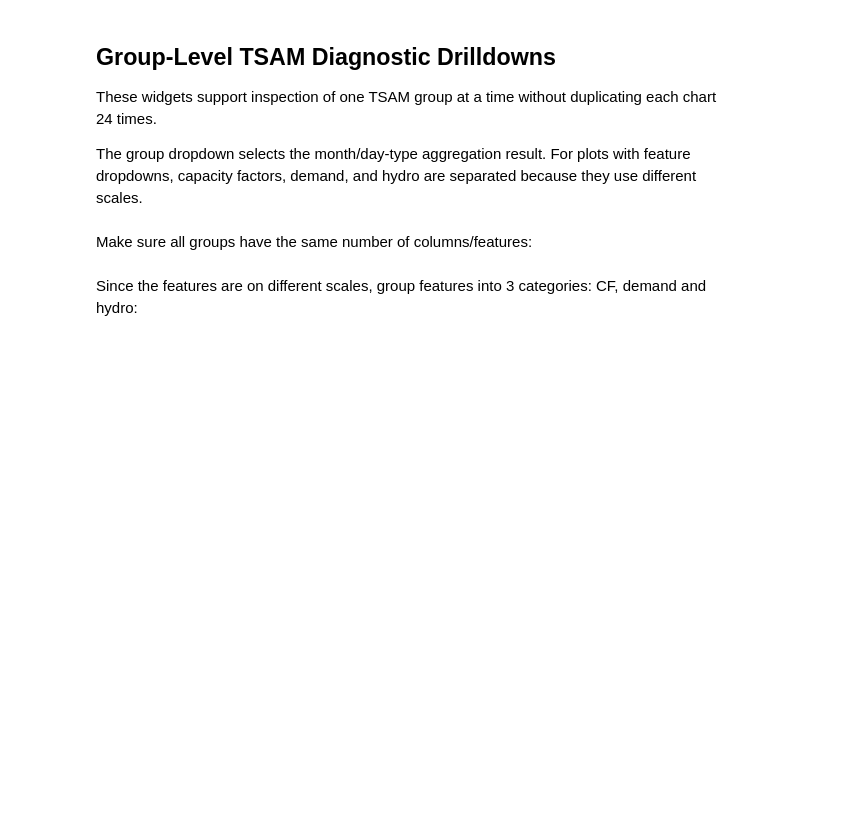
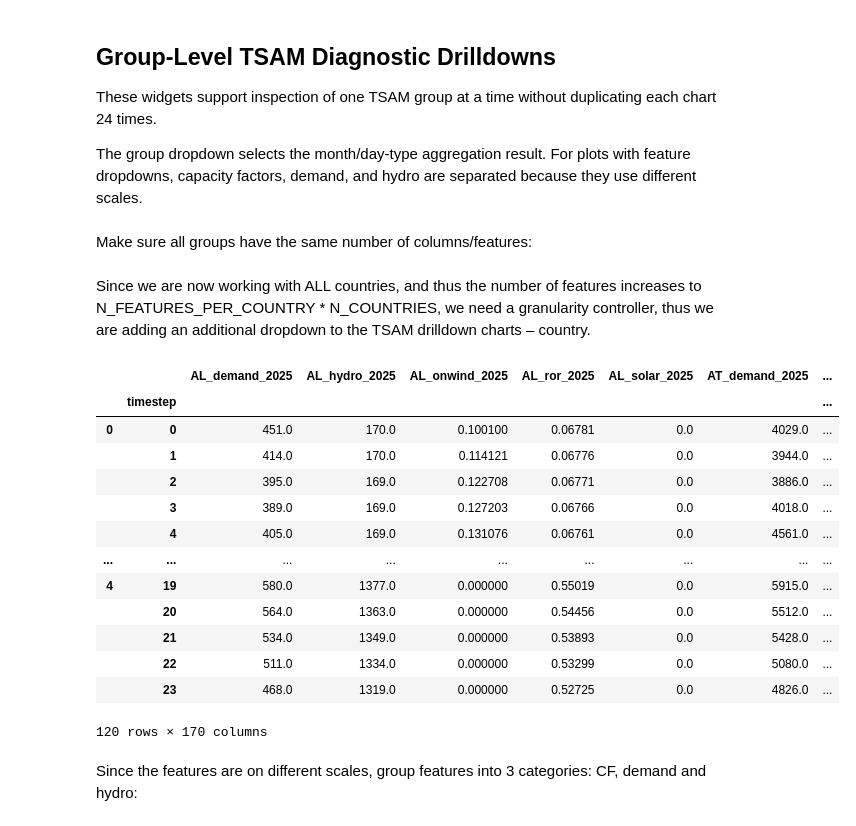
Before and after one commit to komaksym/tsam-notebook-workflows, a Jupyter notebook: src/approach_1_ALL.ipynb, the cells around one changed output. Cells and saved outputs as stored; diff of their text form; code cells hidden in the pictures; blank space fills up the shorter version.

Commit message:
feat: add country dropdown to drilldown charts

```diff
--- a/src/approach_1_ALL.ipynb
+++ b/src/approach_1_ALL.ipynb
@@ -1918,6 +1918,25 @@ for group in group_ids:
     columns = tsam_results_by_group[group].cluster_representatives.columns
     if not columns.equals(reference_columns):
         raise ValueError(f"{group}: columns differ from {reference_group}")
+# %% [markdown]
+Since we are now working with ALL countries, and thus the number of features increases to N_FEATURES_PER_COUNTRY * N_COUNTRIES, we need a granularity controller, thus we are adding an additional dropdown to the TSAM drilldown charts – country.
+# %%
+tsam_results_by_group['2025_1_working'].cluster_representatives
+# %% [output]
+|  |  | AL_demand_2025 | AL_hydro_2025 | AL_onwind_2025 | AL_ror_2025 | AL_solar_2025 | AT_demand_2025 | ... |
+|  | timestep |  |  |  |  |  |  | ... |
+| 0 | 0 | 451.0 | 170.0 | 0.100100 | 0.06781 | 0.0 | 4029.0 | ... |
+|  | 1 | 414.0 | 170.0 | 0.114121 | 0.06776 | 0.0 | 3944.0 | ... |
+|  | 2 | 395.0 | 169.0 | 0.122708 | 0.06771 | 0.0 | 3886.0 | ... |
+|  | 3 | 389.0 | 169.0 | 0.127203 | 0.06766 | 0.0 | 4018.0 | ... |
+|  | 4 | 405.0 | 169.0 | 0.131076 | 0.06761 | 0.0 | 4561.0 | ... |
+| ... | ... | ... | ... | ... | ... | ... | ... | ... |
+| 4 | 19 | 580.0 | 1377.0 | 0.000000 | 0.55019 | 0.0 | 5915.0 | ... |
+|  | 20 | 564.0 | 1363.0 | 0.000000 | 0.54456 | 0.0 | 5512.0 | ... |
+|  | 21 | 534.0 | 1349.0 | 0.000000 | 0.53893 | 0.0 | 5428.0 | ... |
+|  | 22 | 511.0 | 1334.0 | 0.000000 | 0.53299 | 0.0 | 5080.0 | ... |
+|  | 23 | 468.0 | 1319.0 | 0.000000 | 0.52725 | 0.0 | 4826.0 | ... |
+120 rows × 170 columns
 # %% [markdown]
 Since the features are on different scales, group features into 3 categories: CF, demand and hydro:
 # %%
```
Also changed, not shown: parts of 18 cells of this notebook.
